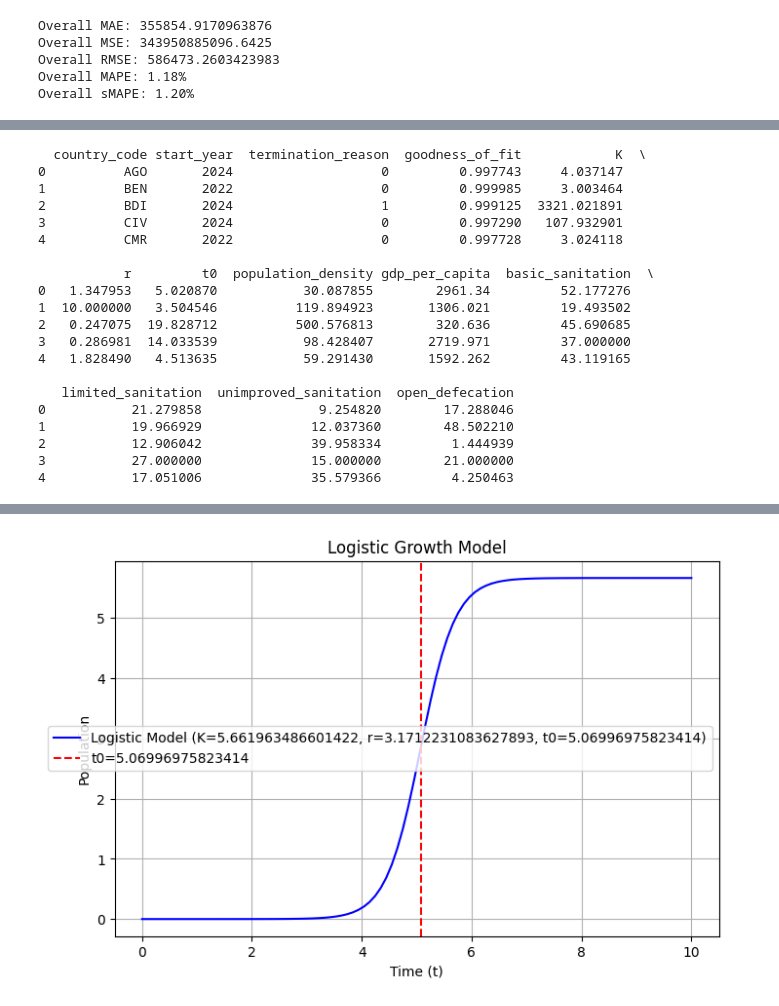
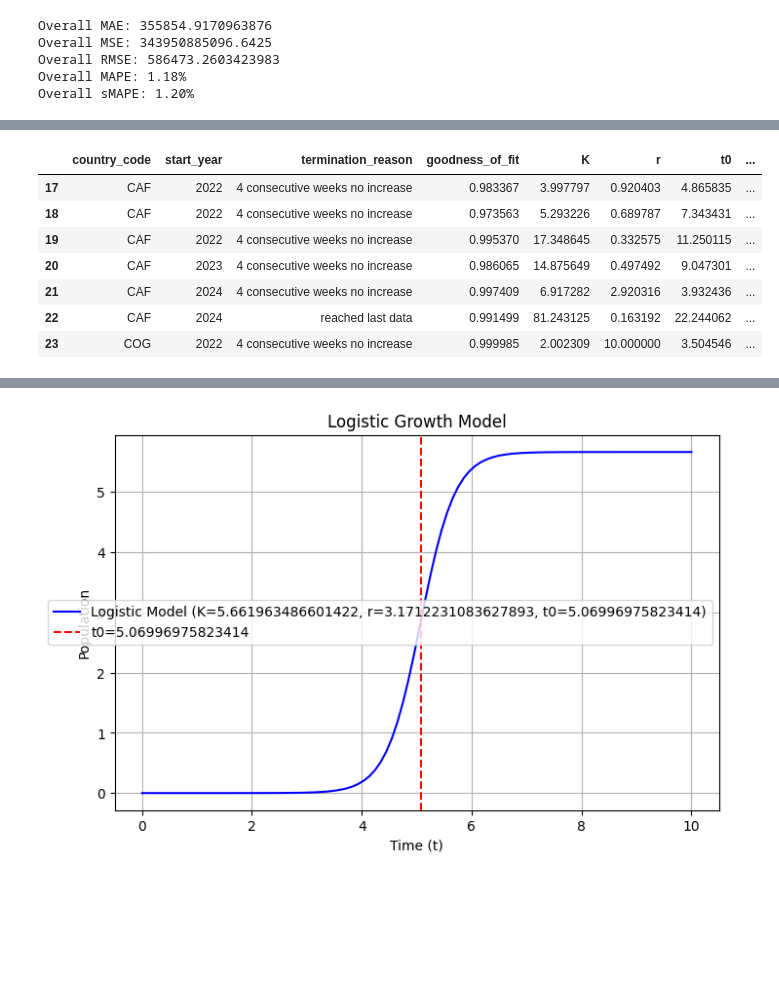
Before and after one commit to KevinDZLiu/Interdisciplinary-Research-Computing-Group-6, a Jupyter notebook: project.ipynb, the cells around one changed output, grey strips where cells are left out. Saved outputs shown, nothing was run; the diff lists cells and outputs as text; code cells hidden in the pictures; blank space fills up the shorter version.

```diff
--- a/project.ipynb
+++ b/project.ipynb
@@ -392,33 +282,24 @@ set()
 # %%
 lo["start_year"] = lo["start_year"].astype(str)
 year_columns = [col for col in pop_df.columns if col.isdigit()]
-lo['population_density'] = lo['country_code'].apply(lambda code: pop_df.loc[pop_df['country_code']==code, lo.loc[lo['country_code']== code , 'start_year'].iloc[0]].iloc[0])
-lo['gdp_per_capita'] = lo['country_code'].apply(lambda code: gdp_df.loc[gdp_df['country_code']==code, lo.loc[lo['country_code']== code , 'start_year'].iloc[0]].iloc[0])
+lo['population_density'] = lo.apply(
+    lambda row: pop_df.loc[pop_df['country_code'] == row['country_code'], str(row['start_year'])].values[0], axis=1
+)
+lo['gdp_per_capita'] = lo.apply(
+    lambda row: gdp_df.loc[gdp_df['country_code'] == row['country_code'], str(row['start_year'])].values[0], axis=1
+)
 lo = lo.merge(san_df, on='country_code', how='left')
-# %%
-print(lo.head())
-#termination reason, 0:ended after 3 weeks same, 1:reached end of data
-# %% [output]
-  country_code start_year  termination_reason  goodness_of_fit            K  \
-0          AGO       2024                   0         0.997743     4.037147
-1          BEN       2022                   0         0.999985     3.003464
-2          BDI       2024                   1         0.999125  3321.021891
-3          CIV       2024                   0         0.997290   107.932901
-4          CMR       2022                   0         0.997728     3.024118
-
-           r         t0  population_density gdp_per_capita  basic_sanitation  \
-0   1.347953   5.020870           30.087855        2961.34         52.177276
-1  10.000000   3.504546          119.894923       1306.021         19.493502
-2   0.247075  19.828712          500.576813        320.636         45.690685
-3   0.286981  14.033539           98.428407       2719.971         37.000000
-4   1.828490   4.513635           59.291430       1592.262         43.119165
-
-   limited_sanitation  unimproved_sanitation  open_defecation
-0           21.279858               9.254820        17.288046
-1           19.966929              12.037360        48.502210
-2           12.906042              39.958334         1.444939
-3           27.000000              15.000000        21.000000
-4           17.051006              35.579366         4.250463
+# %%
+lo.iloc[17:24,:]
+# %% [output]
+|  | country_code | start_year | termination_reason | goodness_of_fit | K | r | t0 | ... |
+| 17 | CAF | 2022 | 4 consecutive weeks no increase | 0.983367 | 3.997797 | 0.920403 | 4.865835 | ... |
+| 18 | CAF | 2022 | 4 consecutive weeks no increase | 0.973563 | 5.293226 | 0.689787 | 7.343431 | ... |
+| 19 | CAF | 2022 | 4 consecutive weeks no increase | 0.995370 | 17.348645 | 0.332575 | 11.250115 | ... |
+| 20 | CAF | 2023 | 4 consecutive weeks no increase | 0.986065 | 14.875649 | 0.497492 | 9.047301 | ... |
+| 21 | CAF | 2024 | 4 consecutive weeks no increase | 0.997409 | 6.917282 | 2.920316 | 3.932436 | ... |
+| 22 | CAF | 2024 | reached last data | 0.991499 | 81.243125 | 0.163192 | 22.244062 | ... |
+| 23 | COG | 2022 | 4 consecutive weeks no increase | 0.999985 | 2.002309 | 10.000000 | 3.504546 | ... |
 # %%
 # Step 1: Have a data frame with relevant factors
 df = lo.copy()
```
Also changed, not shown: parts of 15 cells of this notebook.
